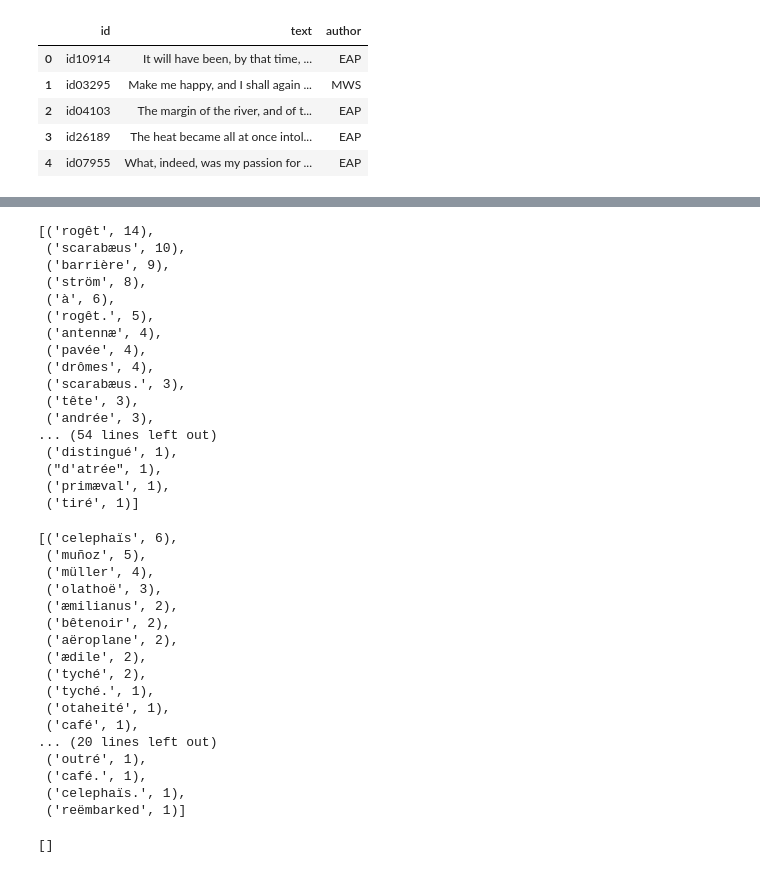
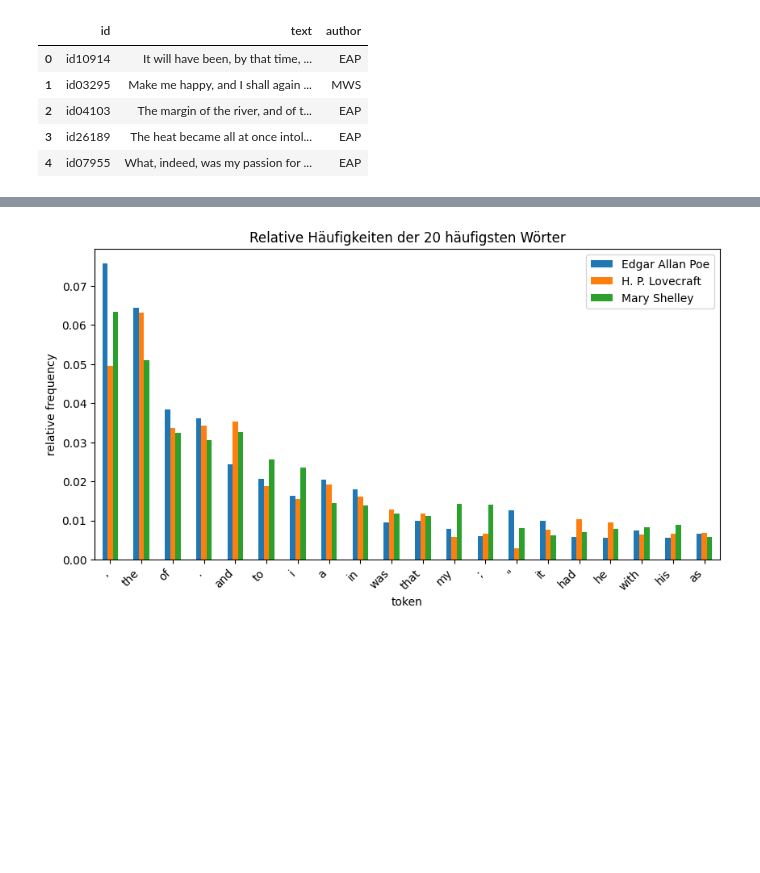
Before and after one commit to kobutri/pg_knowledge_discovery_ml, a Jupyter notebook: feature_exploration.ipynb, the cells around one changed output, grey strips where cells are left out. Cells and saved outputs as stored; diff of their text form; code cells hidden in the pictures; blank space fills up the shorter version.

```diff
--- a/feature_exploration.ipynb
+++ b/feature_exploration.ipynb
@@ -46,43 +20,35 @@ per_author.plot.bar("text", figsize=(10, 2), rot=45, ylabel="relative frequency"
-# %%
-for doc in per_author:
-    text = map(lambda x: x.lower(), [doc[start:end] for start, end in NLTKWordTokenizer().span_tokenize(doc)])
-    dist = FreqDist(filter(lambda x: not x.isascii(), text)).most_common(100)
-    display(dist)
-
-# non ascii elements are used so rarely that we expect them to get eliminated by a high pass filter
-# %% [output]
-[('rogêt', 14),
- ('scarabæus', 10),
- ('barrière', 9),
- ('ström', 8),
- ('à', 6),
- ('rogêt.', 5),
- ('antennæ', 4),
- ('pavée', 4),
- ('drômes', 4),
- ('scarabæus.', 3),
- ('tête', 3),
- ('andrée', 3),
-... (54 lines left out)
- ('distingué', 1),
- ("d'atrée", 1),
- ('primæval', 1),
- ('tiré', 1)]
-[('celephaïs', 6),
- ('muñoz', 5),
- ('müller', 4),
- ('olathoë', 3),
- ('æmilianus', 2),
- ('bêtenoir', 2),
- ('aëroplane', 2),
- ('ædile', 2),
- ('tyché', 2),
- ('tyché.', 1),
- ('otaheité', 1),
- ('café', 1),
-... (20 lines left out)
- ('outré', 1),
- ('café.', 1),
- ('celephaïs.', 1),
- ('reëmbarked', 1)]
-[]
+# %%
+from nltk import FreqDist
+from nltk import word_tokenize
+
+authors_short_dict = {"MWS": "Mary Shelley",
+                      "HPL": "H. P. Lovecraft", "EAP": "Edgar Allan Poe"}
+
+def to_words(x):
+    x = x.lower()
+    return  NISTTokenizer().tokenize(x)
+
+all_words = data.copy()
+all_words.text = all_words.text.apply(to_words)
+all_words = all_words.groupby('author').agg(
+    text = pd.NamedAgg("text", aggfunc=lambda x: len([token for sentence in x for token in sentence ]))
+)
+all_words = all_words.pivot_table(columns=all_words.index)
+
+df = data.copy()
+df.text = df.text.apply(to_words)
+per_author = df.groupby('author').agg(
+    text = pd.NamedAgg("text", aggfunc=lambda x: [token for sentence in x for token in sentence ])
+)
+per_author = per_author.text.apply(lambda x: pd.Series(x).value_counts())
+per_author = per_author.pivot_table(columns=per_author.index, fill_value=0)
+for column in per_author.columns:
+    per_author[column] = per_author[column] / all_words[column][0]
+per_author = per_author.filter(items=df.text.explode().value_counts().index[:20], axis=0)
+per_author = per_author.rename_axis("", axis=1)
+per_author = per_author.rename(columns=lambda x: authors_short_dict[x])
+per_author.plot.bar(figsize=(10, 5), rot=45, ylabel="relative frequency", xlabel="token", title="Relative Häufigkeiten der 20 häufigsten Wörter")
+plt.xticks(ha="right")
+plt.show()
+# %% [output]
+[figure, added]
```
Also changed, not shown: parts of 8 cells of this notebook, 5 other files.
